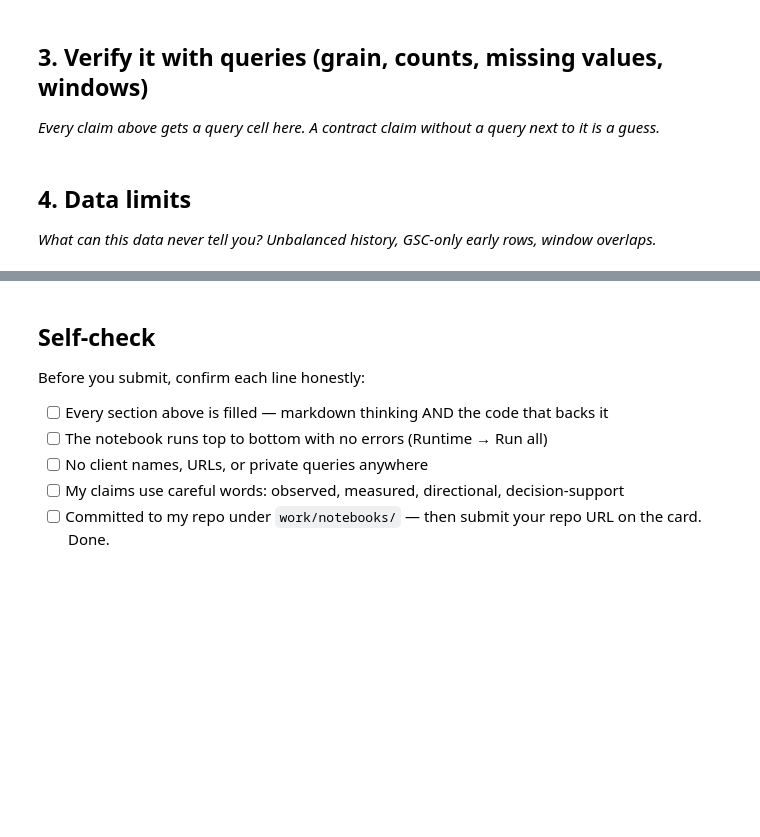
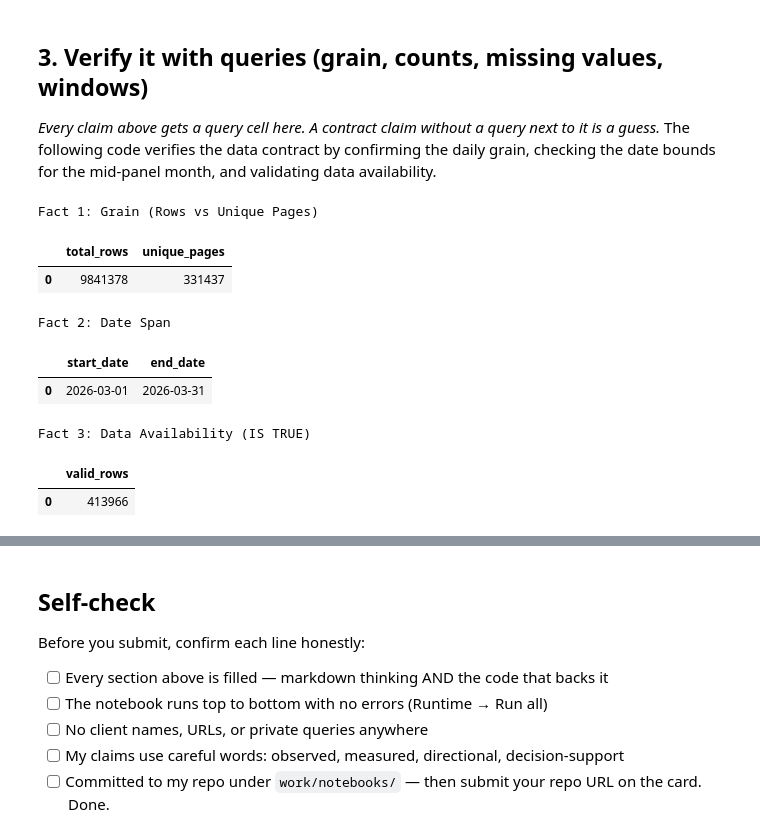
Before and after one commit to Tamur-Naseem/FLY-RANK, a Jupyter notebook: work/notebooks/w03_data_contract.ipynb, the cells around one changed output, grey strips where cells are left out. Saved outputs shown, nothing was run; the diff lists cells and outputs as text; code cells hidden in the pictures; blank space fills up the shorter version.

```diff
--- a/work/notebooks/w03_data_contract.ipynb
+++ b/work/notebooks/w03_data_contract.ipynb
@@ -24,3 +35,4 @@ This skeleton is yours to fill. Work the sections **in order** — each one has
 ## 3. Verify it with queries (grain, counts, missing values, windows)
 
 *Every claim above gets a query cell here. A contract claim without a query next to it is a guess.*
+The following code verifies the data contract by confirming the daily grain, checking the date bounds for the mid-panel month, and validating data availability.
@@ -30,4 +39,41 @@ This skeleton is yours to fill. Work the sections **in order** — each one has
-# %% [markdown]
-## 4. Data limits
-
-*What can this data never tell you? Unbalanced history, GSC-only early rows, window overlaps.*
+# %%
+# This cell is for CODE (numbers, a query, a check).
+# Write your text answer in the cell ABOVE this one — typing sentences here breaks Run All.
+import pandas as pd
+import duckdb
+import os
+from google.colab import userdata # <--- THIS IMPORT IS REQUIRED
+from huggingface_hub import hf_hub_download
+
+# 1. Download the data slice locally using the huggingface_hub library
+file_path = hf_hub_download(
+    repo_id="FlyRank/internship-warehouse",
+    filename="fact_content_daily_performance/month=2026-03/data_0.parquet",
+    repo_type="dataset",
+    token=userdata.get('HF_TOKEN')
+)
+
+# 2. Use duckdb to query the local file
+con = duckdb.connect()
+
+# Fact 1: Grain verification
+print("Fact 1: Grain (Rows vs Unique Pages)")
+display(con.execute(f"SELECT COUNT(*) as total_rows, COUNT(DISTINCT content_hash_id) as unique_pages FROM '{file_path}'").df())
+
+# Fact 2: Date window verification
+print("\nFact 2: Date Span")
+display(con.execute(f"SELECT MIN(report_date) as start_date, MAX(report_date) as end_date FROM '{file_path}'").df())
+
+# Fact 3: Availability check
+print("\nFact 3: Data Availability (IS TRUE)")
+display(con.execute(f"SELECT COUNT(*) as valid_rows FROM '{file_path}' WHERE ga4_data_available IS TRUE").df())
+# %% [output]
+Fact 1: Grain (Rows vs Unique Pages)
+|  | total_rows | unique_pages |
+| 0 | 9841378 | 331437 |
+Fact 2: Date Span
+|  | start_date | end_date |
+| 0 | 2026-03-01 | 2026-03-31 |
+Fact 3: Data Availability (IS TRUE)
+|  | valid_rows |
+| 0 | 413966 |
```
Also changed, not shown: parts of 7 cells of this notebook.
